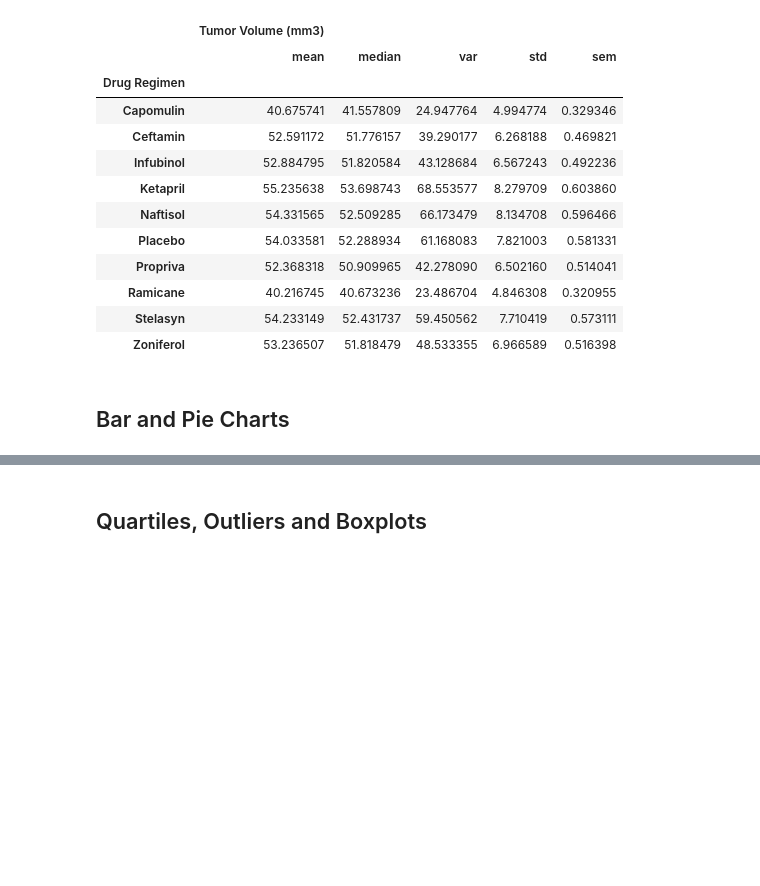
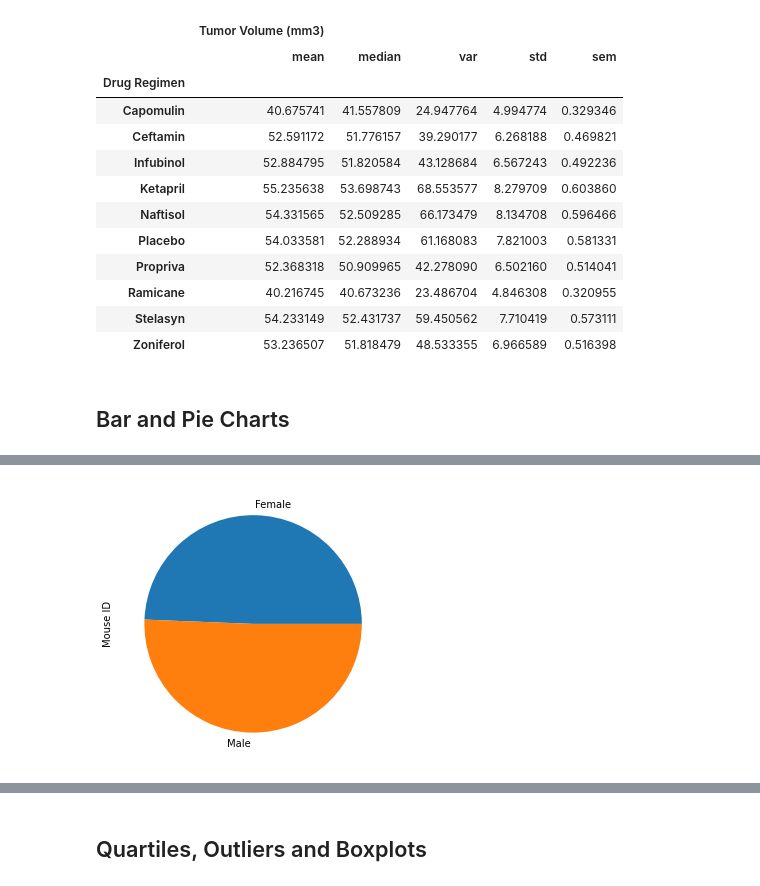
Before and after one commit to johnclos/matplotlib-challenge, a Jupyter notebook: Pymaceuticals/pymaceuticals_starter-mine.ipynb, the cells around one changed output, grey strips where cells are left out. Cells and saved outputs as stored; diff of their text form; code cells hidden in the pictures; blank space fills up the shorter version.

```diff
--- a/Pymaceuticals/pymaceuticals_starter-mine.ipynb
+++ b/Pymaceuticals/pymaceuticals_starter-mine.ipynb
@@ -136,2 +160,12 @@ mouse_study_groupby_sum2_df
 # %%
 # Generate a pie plot showing the distribution of female versus male mice using pandas
+
+mouse_study_groupby_sex_df = mouse_study_combine_nodup_df.groupby(['Sex'])
+
+mouse_study_groupby_sex_MousCnt_list = mouse_study_groupby_sex_df['Mouse ID'].count()
+
+mouse_study_groupby_sex_list = mouse_study_groupby_sex_MousCnt_list.index
+
+plot = mouse_study_groupby_sex_MousCnt_list.plot.pie(y='Count', figsize=(5, 5))
+# %% [output]
+[figure, added]
```
Also changed, not shown: parts of 6 cells of this notebook.
